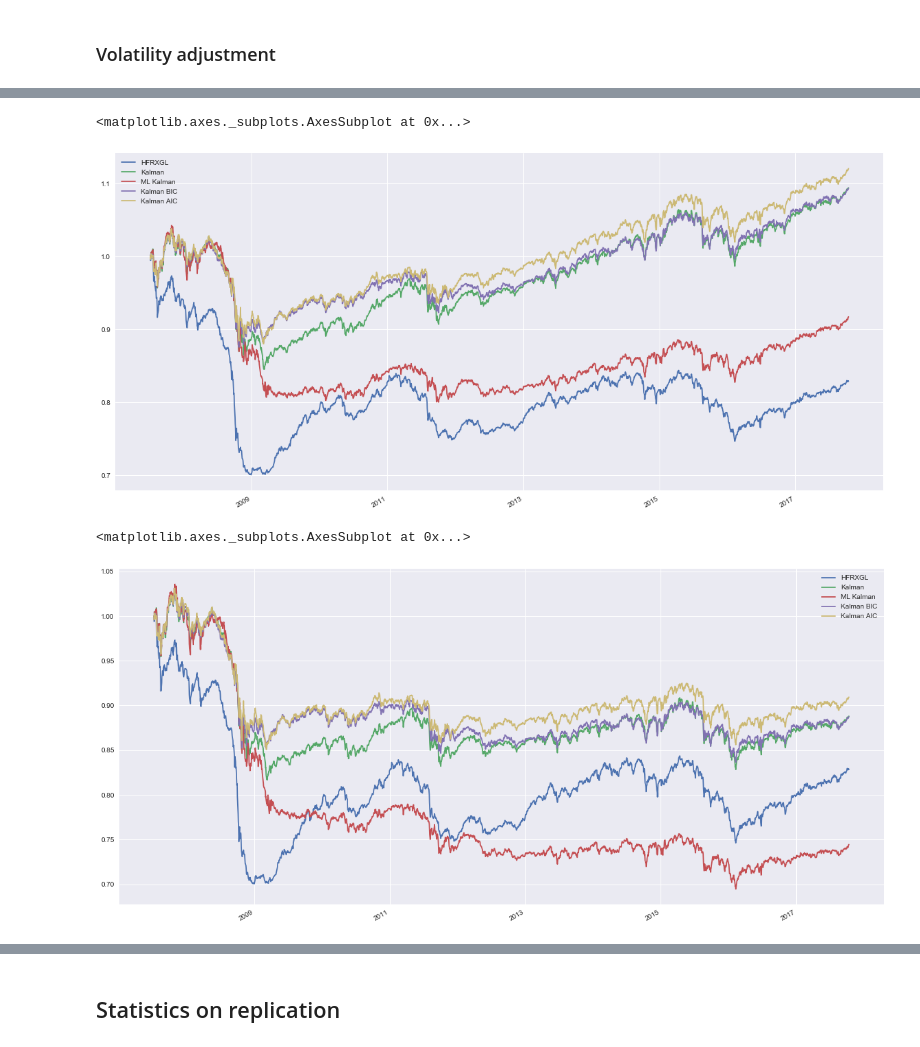
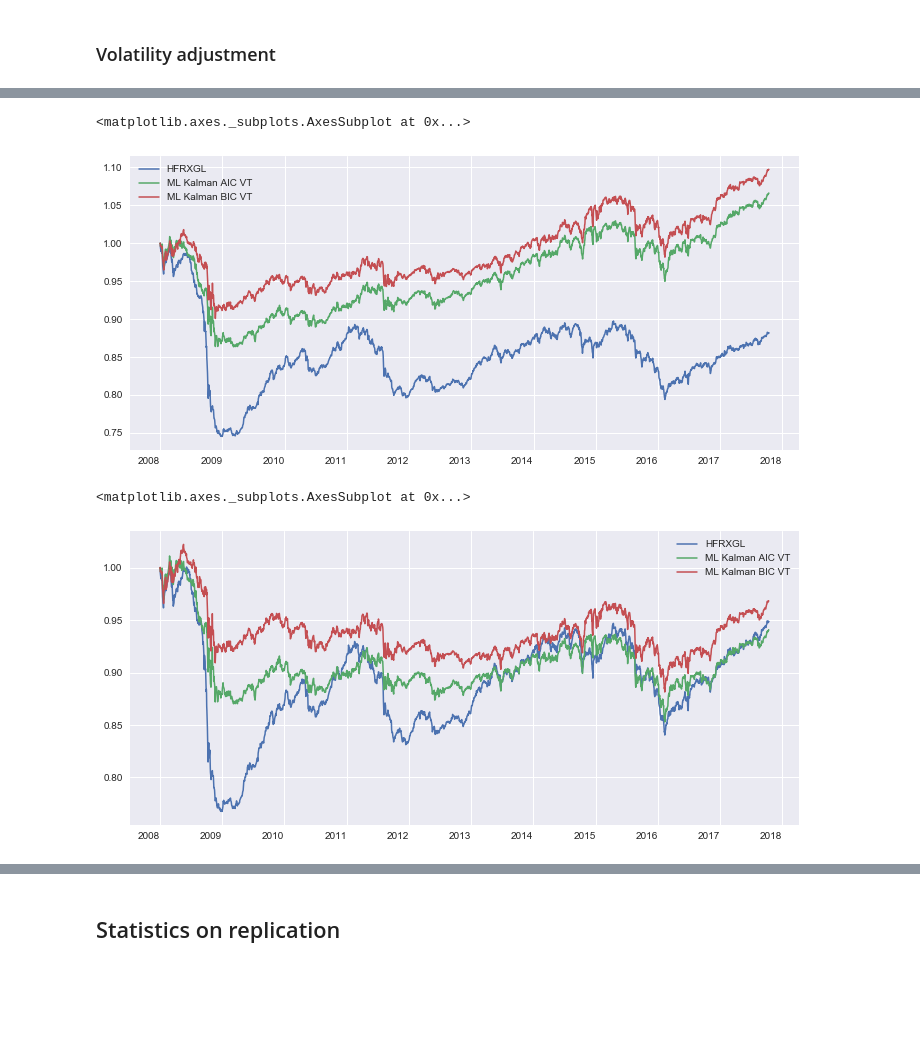
Before and after one commit to gwigniolle/Hedge-Fund-Replication, a Jupyter notebook: Replication HFRXGL.ipynb, the cells around one changed output, grey strips where cells are left out. Saved outputs shown, nothing was run; the diff lists cells and outputs as text; code cells hidden in the pictures; blank space fills up the shorter version.

```diff
--- a/Replication HFRXGL.ipynb
+++ b/Replication HFRXGL.ipynb
@@ -170,10 +229,19 @@ Wall time: 14.8 s
 # %%
 %%time
 tc = 0.0005
-lag = 3
+lag = 2
+
+replication_ols = make_track(prices_for_track_ols, df_weight_ols, tc=tc, lag=lag)
+df_res = hfrx.loc[replication_ols.index]
+df_res["OLS"] = replication_ols
+
+replication_ridge = make_track(prices_for_track_ridge, df_weight_ridge, tc=tc, lag=lag)
+df_res["Ridge"] = replication_ridge
 
 replication_aic = make_track(prices_for_track_aic, df_weight_aic, tc=tc, lag=lag)
-df_res = hfrx.loc[replication_aic.index]
+df_res["Lasso AIC"] = replication_aic
+
+replication_aic = make_track(prices_for_track_aic, df_weight_aic, tc=tc, lag=lag)
 df_res["Lasso AIC"] = replication_aic
 
 replication_bic = make_track(prices_for_track_bic, df_weight_bic, tc=tc, lag=lag)
@@ -235,10 +309,15 @@ vol[[fund_name, 'Kalman', 'ML Kalman', 'Kalman BIC', 'Kalman AIC']].plot(figsize
 ### Volatility adjustment
 # %%
 %%time
+vol_period = 20
 df_weight_kalman_aic_voladj = selective_kalman_filter(hrfx_returns, returns_all,sample_length=size, frequency=freq,\
-                                          nu=nu, criterion='aic', vol_target=True, vol_period=size)
+                                          nu=nu, criterion='aic', vol_target=True, vol_period=vol_period)
 df_weight_kalman_bic_voladj = selective_kalman_filter(hrfx_returns, returns_all,sample_length=size, frequency=freq,\
-                                          nu=nu, criterion='bic', vol_target=True, vol_period=size)
+                                          nu=nu, criterion='bic', vol_target=True, vol_period=vol_period)
+df_weight_ml_kalman_bic_voladj = ml_selective_kalman_filter(hrfx_returns, returns_all,sample_length=size, frequency=freq_ml,
+                                                     tau=tau, criterion='bic', vol_target=True, vol_period=vol_period)
+df_weight_ml_kalman_aic_voladj = ml_selective_kalman_filter(hrfx_returns, returns_all,sample_length=size, frequency=freq_ml,
+                                                     tau=tau, criterion='aic', vol_target=True, vol_period=vol_period)
 df_weight_kalman_voladj = kalman_filter(hrfx_returns, returns_all,freq, sigma_weight=1. , sigma_return=nu,
                                         vol_target=True, vol_period=size)
 df_weight_ml_kalman_voladj, _ = ml_kalman_filter(hrfx_returns, returns_all,freq, tau=tau, vol_target=True, vol_period=size)
@@ -247,16 +326,22 @@ prices_for_track = prices_all.loc[df_weight_kalman_voladj.index[0]:]
 
 replication_kalman_voladj = make_track(prices_for_track, df_weight_kalman_voladj, tc=tc, lag=lag)
 df_res_voladj = hfrx.loc[replication_kalman_voladj.index]
-df_res_voladj["Kalman"] = replication_kalman_voladj
+df_res_voladj["Kalman VT"] = replication_kalman_voladj
 
 replication_ml_kalman_voladj = make_track(prices_for_track, df_weight_ml_kalman_voladj, tc=tc, lag=lag)
-df_res_voladj["ML Kalman"] = replication_ml_kalman_voladj
+df_res_voladj["ML Kalman VT"] = replication_ml_kalman_voladj
 
 prices_for_track = prices_all.loc[df_weight_kalman_aic_voladj.index[0]:]
 
+replication_kalman_aic_voladj = make_track(prices_for_track, df_weight_kalman_aic_voladj, tc=tc, lag=lag)
+df_res_voladj["Kalman AIC VT"] = replication_kalman_aic_voladj
+
+replication_ml_kalman_aic_voladj = make_track(prices_for_track, df_weight_ml_kalman_aic_voladj, tc=tc, lag=lag)
+df_res_voladj["ML Kalman AIC VT"] = replication_ml_kalman_aic_voladj
+
 replication_kalman_bic_voladj = make_track(prices_for_track, df_weight_kalman_bic_voladj, tc=tc, lag=lag)
-df_res_voladj["Kalman BIC"] = replication_kalman_bic_voladj
+df_res_voladj["Kalman BIC VT"] = replication_kalman_bic_voladj
 
-replication_kalman_aic_voladj = make_track(prices_for_track, df_weight_kalman_aic_voladj, tc=tc, lag=lag)
-df_res_voladj["Kalman AIC"] = replication_kalman_aic_voladj
+replication_ml_kalman_bic_voladj = make_track(prices_for_track, df_weight_ml_kalman_bic_voladj, tc=tc, lag=lag)
+df_res_voladj["ML Kalman BIC VT"] = replication_ml_kalman_bic_voladj
 # %% [output]
@@ -264,15 +349,16 @@ Wall time: 1min 39s
 # %%
-df_res_voladj = df_res_voladj.dropna()
+df_res_voladj = df_res_voladj.loc['2008':'2017-10-13'].dropna()
 df_res_voladj = (df_res_voladj / df_res_voladj.iloc[0])
-df_res_voladj.plot(figsize=(20,10))
+df_res_voladj[[fund_name, 'ML Kalman AIC VT', 'ML Kalman BIC VT']].plot(figsize=(12,6), rot=0, linewidth=1.5)
 # %% [output]
 <matplotlib.axes._subplots.AxesSubplot at 0x...>
-[figure, old version]
+[figure, new version]
 # %%
 df_res_volperfadj = df_res_voladj[[fund_name]].copy()
 temp = df_res_voladj.drop(fund_name, axis=1)
 df_res_volperfadj[temp.columns]= make_ER(temp, 2 + 0 * US_rate)
-df_res_volperfadj.plot(figsize=(20,10))
+df_res_volperfadj = make_ER(df_res_volperfadj, - US_rate)
+df_res_volperfadj[[fund_name, 'ML Kalman AIC VT', 'ML Kalman BIC VT']].plot(figsize=(12,6), rot=0, linewidth=1.5)
 # %% [output]
 <matplotlib.axes._subplots.AxesSubplot at 0x...>
-[figure, old version]
+[figure, new version]
```
Also changed, not shown: parts of 47 cells of this notebook, 9 other files.
